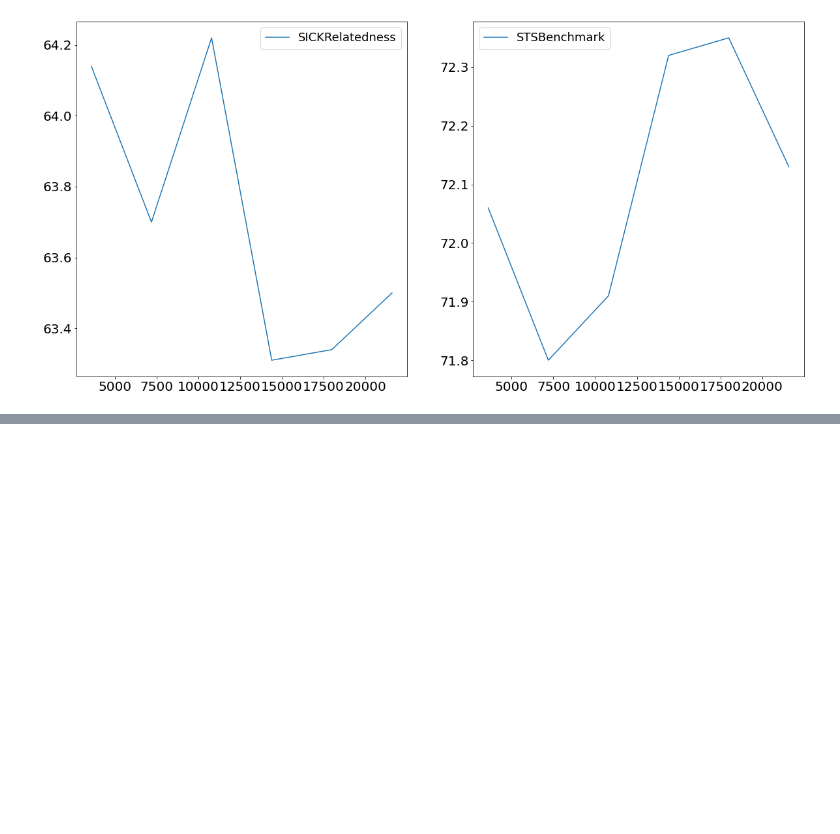
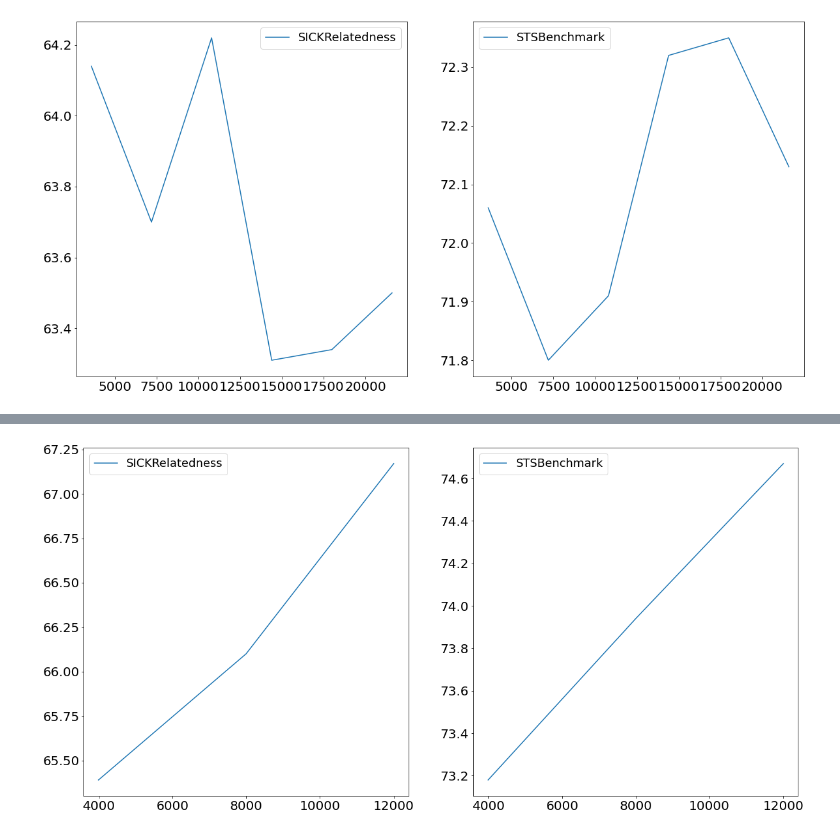
Before and after one commit to MaveriQ/barlowtwins, a Jupyter notebook: pl_model/senteval/result_plots.ipynb, the cells around one changed output, grey strips where cells are left out. Cells and saved outputs as stored; diff of their text form; code cells hidden in the pictures; blank space fills up the shorter version.

```diff
--- a/pl_model/senteval/result_plots.ipynb
+++ b/pl_model/senteval/result_plots.ipynb
@@ -169,0 +174,4 @@ process_data('bert_trainable3_bs32_lamcorr1.0_74mil_8192_2_run2.csv')
+# %%
+process_data('bert_trainable3_bs32_1mil_4096_2_1cycle_seq64.csv')
+# %% [output]
+[figure, added]
```
Also changed, not shown: parts of 25 cells of this notebook, 9 other files.
